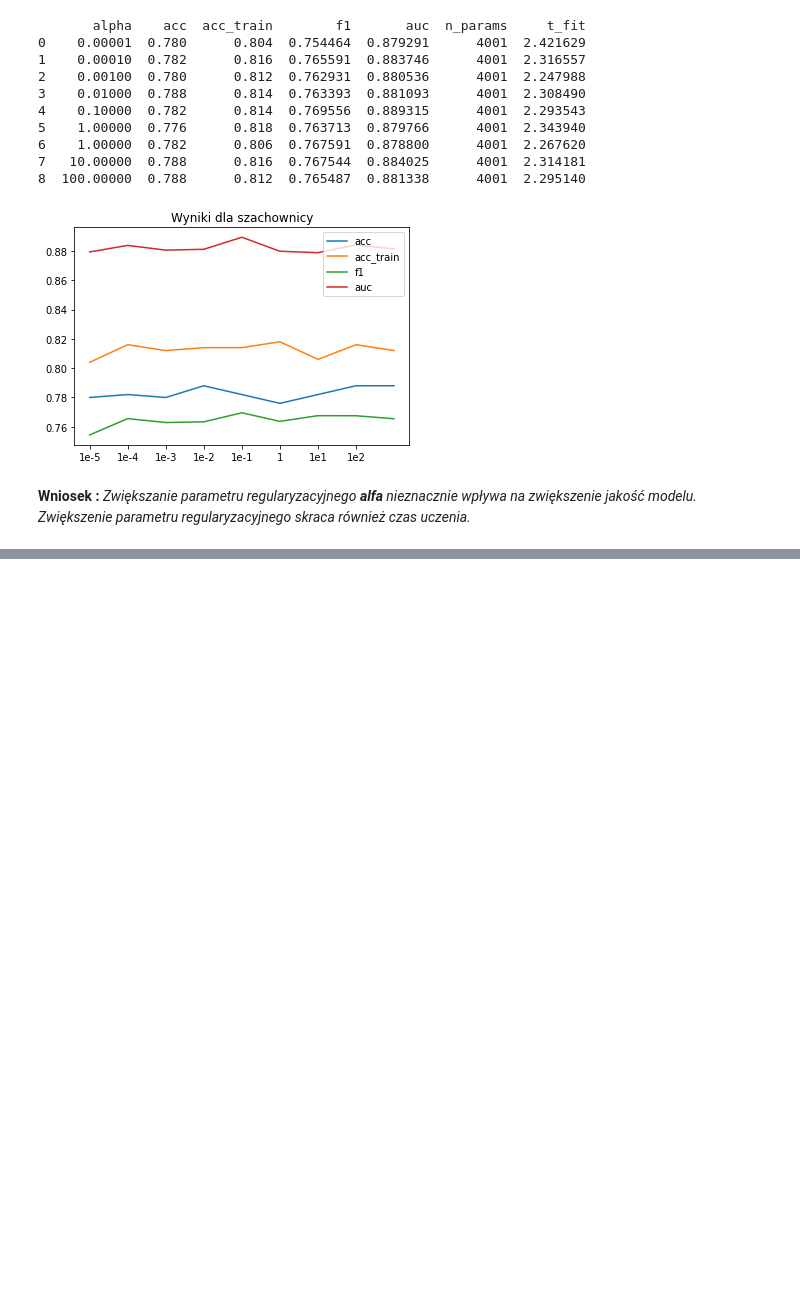
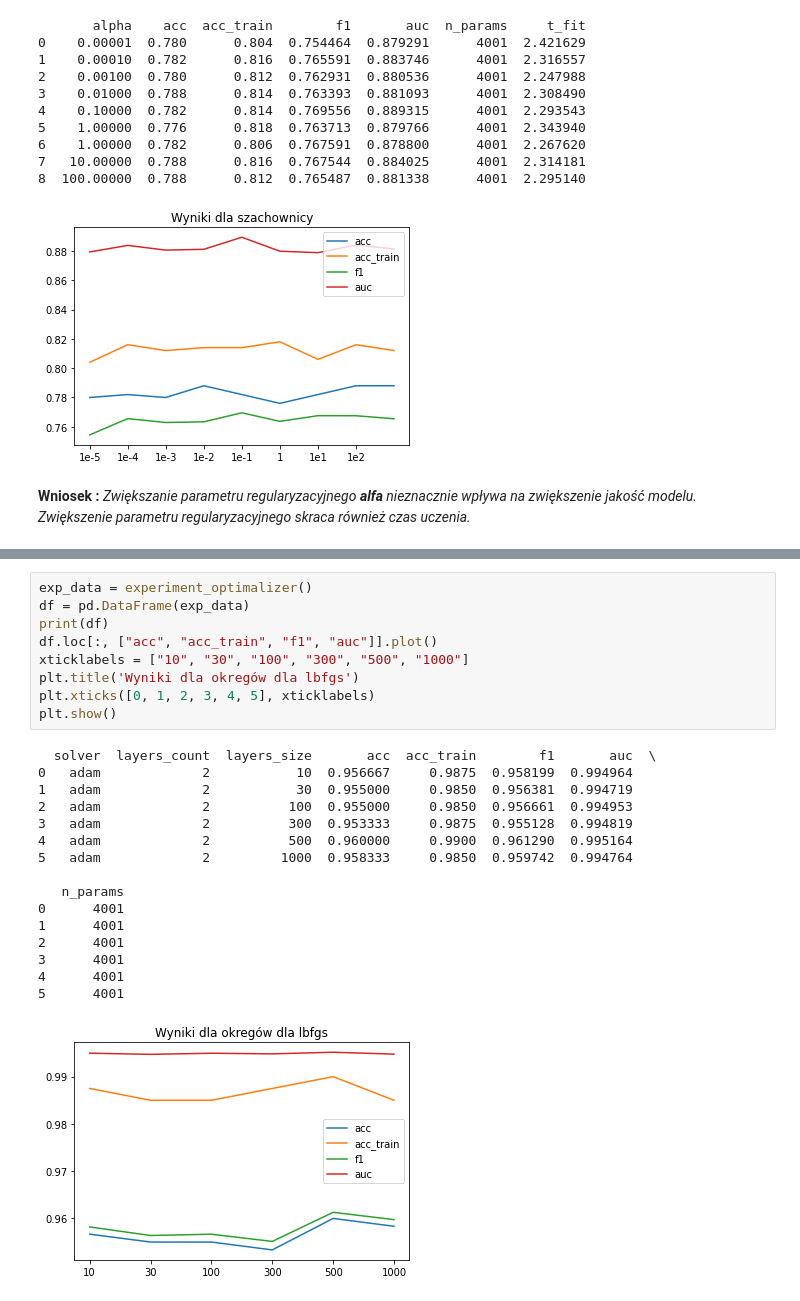
Before and after one commit to wolejnik/master-s-degree, a Jupyter notebook: classifier_MLP_ML1/main.ipynb, the cells around one changed output, grey strips where cells are left out. Cells and saved outputs as stored; diff of their text form; blank space fills up the shorter version.

```diff
--- a/classifier_MLP_ML1/main.ipynb
+++ b/classifier_MLP_ML1/main.ipynb
@@ -596,0 +646,26 @@ plt.show()
+# %%
+exp_data = experiment_optimalizer()
+df = pd.DataFrame(exp_data)
+print(df)
+df.loc[:, ["acc", "acc_train", "f1", "auc"]].plot()
+xticklabels = ["10", "30", "100", "300", "500", "1000"]
+plt.title('Wyniki dla okregów dla lbfgs')
+plt.xticks([0, 1, 2, 3, 4, 5], xticklabels)
+plt.show()
+# %% [output]
+  solver  layers_count  layers_size       acc  acc_train        f1       auc  \
+0   adam             2           10  0.956667     0.9875  0.958199  0.994964
+1   adam             2           30  0.955000     0.9850  0.956381  0.994719
+2   adam             2          100  0.955000     0.9850  0.956661  0.994953
+3   adam             2          300  0.953333     0.9875  0.955128  0.994819
+4   adam             2          500  0.960000     0.9900  0.961290  0.995164
+5   adam             2         1000  0.958333     0.9850  0.959742  0.994764
+
+   n_params
+0      4001
+1      4001
+2      4001
+3      4001
+4      4001
+5      4001
+[figure, added]
```
Also changed, not shown: parts of 6 cells of this notebook.
